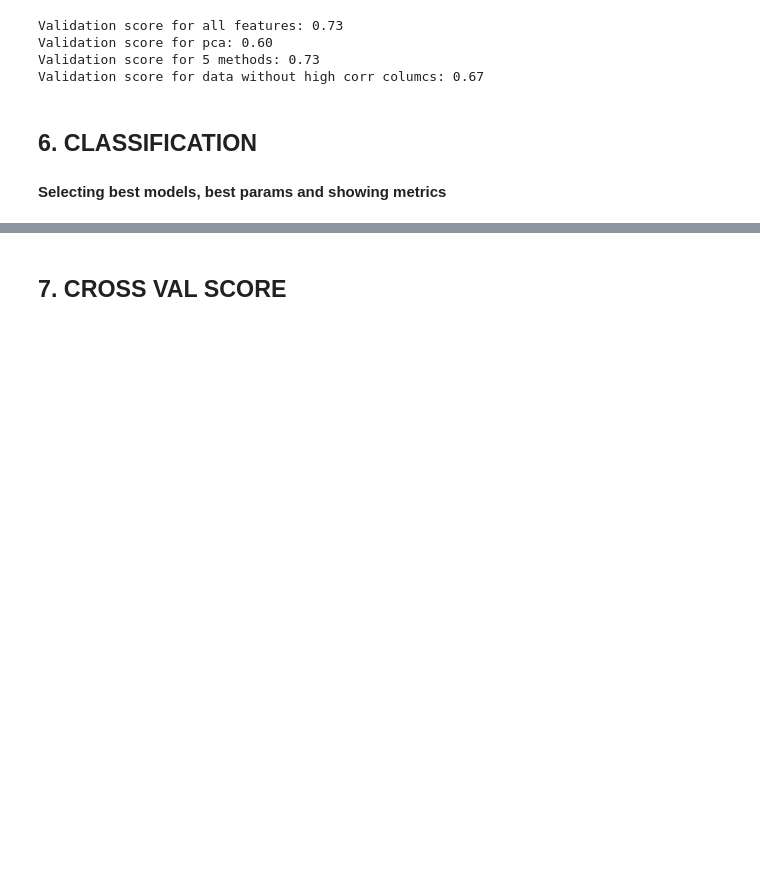
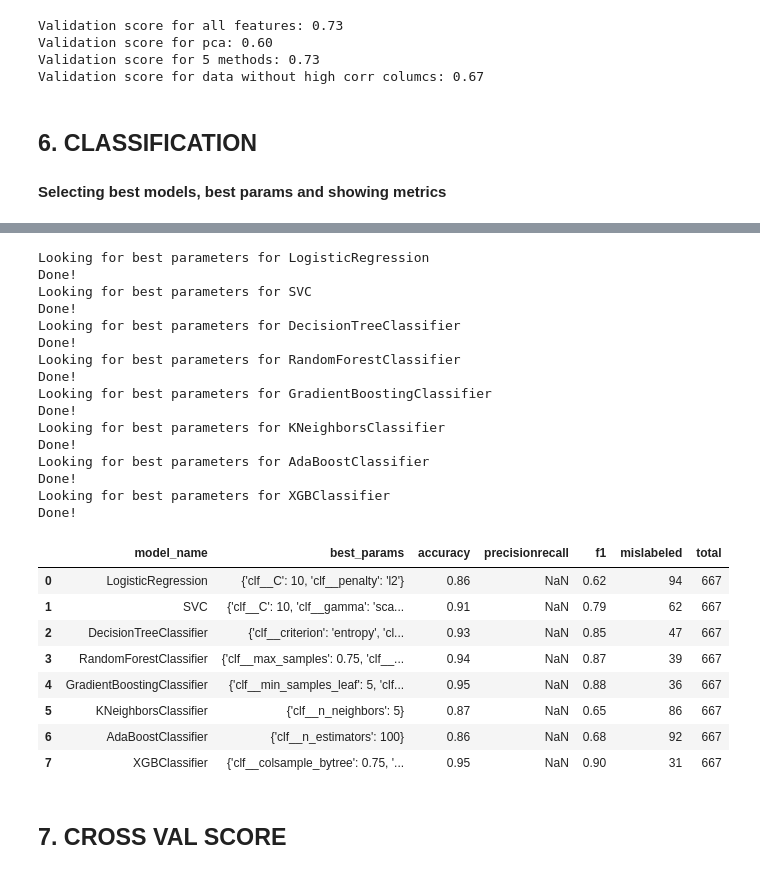
Before and after one commit to Kingakkk/Classification-Problems, a Jupyter notebook: Churn in telco.ipynb, the cells around one changed output, grey strips where cells are left out. Drawn from its saved outputs; the diff is of its cells as text; code cells hidden in the pictures; blank space fills up the shorter version.

```diff
--- a/Churn in telco.ipynb
+++ b/Churn in telco.ipynb
@@ -324,6 +325,35 @@ def find_best_option(model, X_train, y_train, params=None, balance=None, best_mo
                                  n_jobs=-1)
         optimizer.fit(X_train, y_train)
         return optimizer
+# %%
+def looking_for_parameters(X, y, models, params, models_name):
+    X_train, X_test, y_train, y_test = train_test_split(X, y, test_size=0.2, random_state=42, stratify = y)
+    metrics_value = []
+
+    for model, param, name in zip(models, params, models_name):
+        print(f"Looking for best parameters for {name}")
+        optimizer = find_best_option(model=model, X_train=X_train, y_train=y_train, best_models='yes', params=param)
+        best_param = optimizer.best_params_
+        target = y_test
+        prediction = optimizer.predict(X_test)
+        accuracy, precision, recall, f1, mislabeled, total =  calculate_metrics(target, prediction, average='macro')
+        metrics_value.append({
+            'model_name': name,
+            'best_params': best_param,
+            'accuracy': round(accuracy,2),
+            'precision': round(precision,2),
+            'recall': round(recall,2),
+            'f1': round(f1,2),
+            'mislabeled': mislabeled,
+            'total': total
+        })
+        print("Done!")
+    df_metrics_value = pd.DataFrame(metrics_value, columns=['model_name', 'best_params', 'accuracy','precision'\
+                                                           'recall', 'f1', 'mislabeled', 'total'])
+    df_metrics_value = df_metrics_value.sort_values(by ='f1', ascending=False)
+    df_metrics_value = df_metrics_value.style.set_properties(subset=['best_params'], **{'width': '320px'})
+
+    return df_metrics_value
 # %% [markdown]
 ### Functions for visualization
 # %%
@@ -851,7 +925,7 @@ models = [
 
 params = [
     {'clf__C': [0.1, 5, 10, 15],
-    'clf__penalty': ['l2', 'l1']},
+    'clf__penalty': ['l2', 'none']},
     {"clf__C": [0.01, 0.1, 1, 10],
      "clf__gamma": [0.1, 1, 10, 'scale', 'auto']},
     {"clf__min_samples_leaf": [1, 5],
@@ -953,3 +948,32 @@ metrics_df.style.set_properties(subset=['best_params'], **{'width': '320px'})
+# %%
+metrics_value = looking_for_parameters(X, y, models, params, models_name)
+metrics_value
+# %% [output]
+Looking for best parameters for LogisticRegression
+Done!
+Looking for best parameters for SVC
+Done!
+Looking for best parameters for DecisionTreeClassifier
+Done!
+Looking for best parameters for RandomForestClassifier
+Done!
+Looking for best parameters for GradientBoostingClassifier
+Done!
+Looking for best parameters for KNeighborsClassifier
+Done!
+Looking for best parameters for AdaBoostClassifier
+Done!
+Looking for best parameters for XGBClassifier
+Done!
+|  | model_name | best_params | accuracy | precisionrecall | f1 | mislabeled | total |
+| 0 | LogisticRegression | {'clf__C': 10, 'clf__penalty': 'l2'} | 0.86 | NaN | 0.62 | 94 | 667 |
+| 1 | SVC | {'clf__C': 10, 'clf__gamma': 'sca... | 0.91 | NaN | 0.79 | 62 | 667 |
+| 2 | DecisionTreeClassifier | {'clf__criterion': 'entropy', 'cl... | 0.93 | NaN | 0.85 | 47 | 667 |
+| 3 | RandomForestClassifier | {'clf__max_samples': 0.75, 'clf__... | 0.94 | NaN | 0.87 | 39 | 667 |
+| 4 | GradientBoostingClassifier | {'clf__min_samples_leaf': 5, 'clf... | 0.95 | NaN | 0.88 | 36 | 667 |
+| 5 | KNeighborsClassifier | {'clf__n_neighbors': 5} | 0.87 | NaN | 0.65 | 86 | 667 |
+| 6 | AdaBoostClassifier | {'clf__n_estimators': 100} | 0.86 | NaN | 0.68 | 92 | 667 |
+| 7 | XGBClassifier | {'clf__colsample_bytree': 0.75, '... | 0.95 | NaN | 0.90 | 31 | 667 |
 # %% [markdown]
 ## 7. CROSS VAL SCORE
 # %%
```
Also changed, not shown: parts of 15 cells of this notebook.
